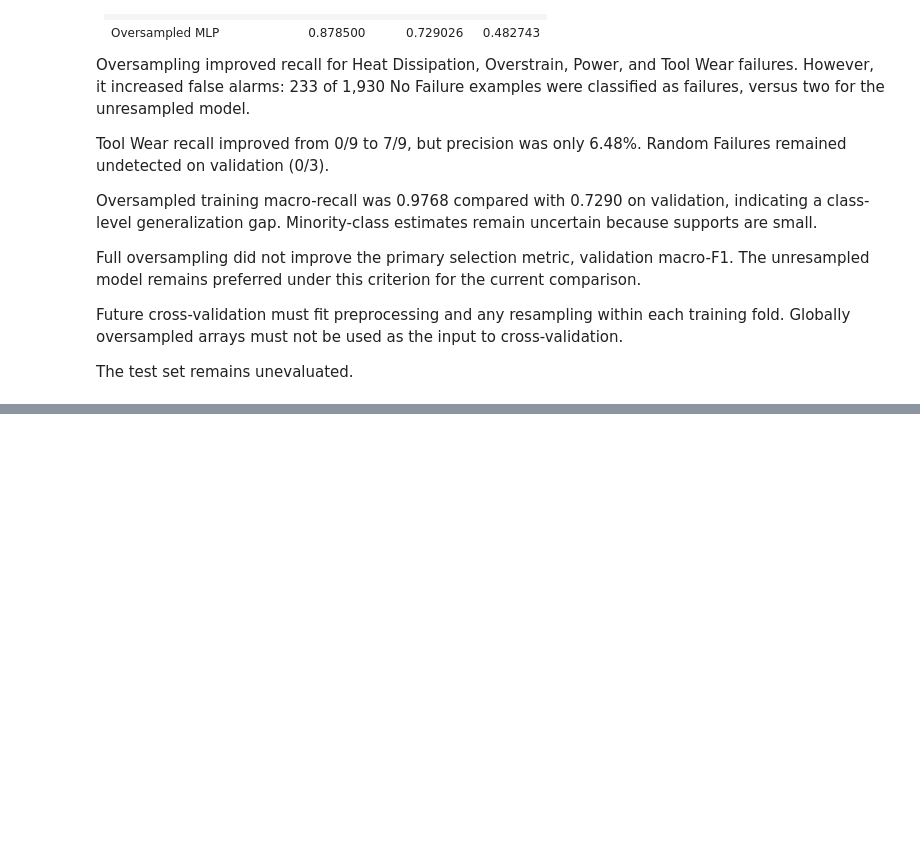
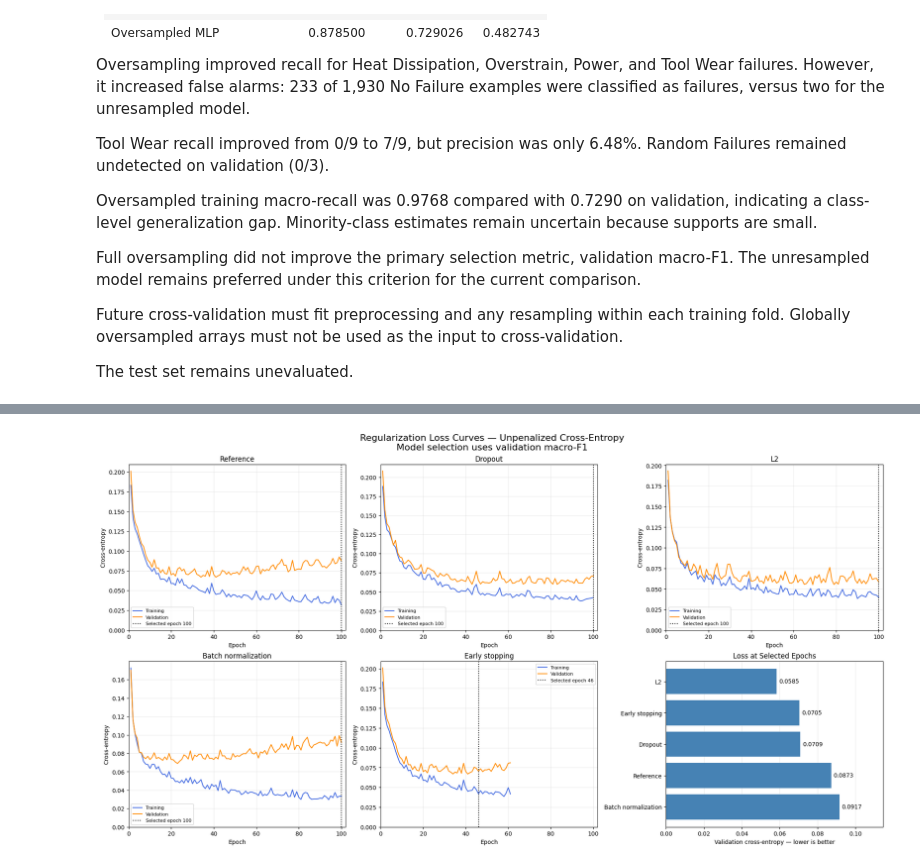
Before and after one commit to soulaimane-22/Deep-Learning-Lab1, a Jupyter notebook: notebooks/02_classification.ipynb, the cells around one changed output, grey strips where cells are left out. Cells and saved outputs as stored; diff of their text form; code cells hidden in the pictures; blank space fills up the shorter version.

```diff
--- a/notebooks/02_classification.ipynb
+++ b/notebooks/02_classification.ipynb
@@ -2015,0 +3625,70 @@ TODO: implement and document this section.
+# %%
+fig, axes = plt.subplots(
+    2, 3, figsize=(19, 10), constrained_layout=True
+)
+
+for ax, (name, run) in zip(
+    axes.flat[:5],
+    classification_regularization_runs.items(),
+):
+    history = run["history"]
+
+    ax.plot(
+        history["epoch"],
+        history["train_loss"],
+        label="Training",
+        color="royalblue",
+    )
+    ax.plot(
+        history["epoch"],
+        history["validation_loss"],
+        label="Validation",
+        color="darkorange",
+    )
+    ax.axvline(
+        run["selected_epoch"],
+        color="black",
+        linestyle=":",
+        label=f"Selected epoch {run['selected_epoch']}",
+    )
+
+    ax.set_title(name)
+    ax.set_xlabel("Epoch")
+    ax.set_ylabel("Cross-entropy")
+    ax.set_xlim(0, regularization_settings["max_epochs"] + 2)
+    ax.set_ylim(bottom=0)
+    ax.grid(alpha=0.25)
+    ax.legend(fontsize=8)
+
+loss_ranking = classification_regularization_comparison.sort_values(
+    "validation_loss"
+)
+
+ax = axes.flat[5]
+bars = ax.barh(
+    loss_ranking["experiment"],
+    loss_ranking["validation_loss"],
+    color="steelblue",
+)
+ax.invert_yaxis()
+ax.bar_label(bars, fmt="%.4f", padding=4)
+ax.set_xlim(0, loss_ranking["validation_loss"].max() * 1.25)
+ax.set_xlabel("Validation cross-entropy — lower is better")
+ax.set_title("Loss at Selected Epochs")
+ax.grid(axis="x", alpha=0.25)
+ax.set_axisbelow(True)
+
+fig.suptitle(
+    "Regularization Loss Curves — Unpenalized Cross-Entropy\n"
+    "Model selection uses validation macro-F1",
+    fontsize=16,
+)
+
+fig.savefig(
+    PLOT_DIR / "maintenance_regularization_loss_comparison.png",
+    dpi=160,
+    bbox_inches="tight",
+)
+plt.show()
+# %% [output]
+[figure, added]
```
Also changed, not shown: parts of 33 cells of this notebook, 29 other files.
